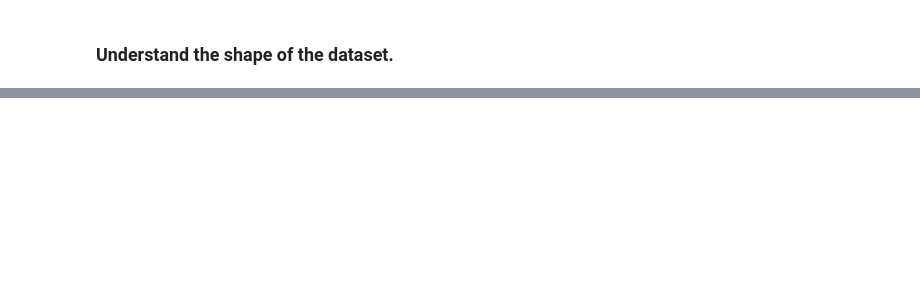
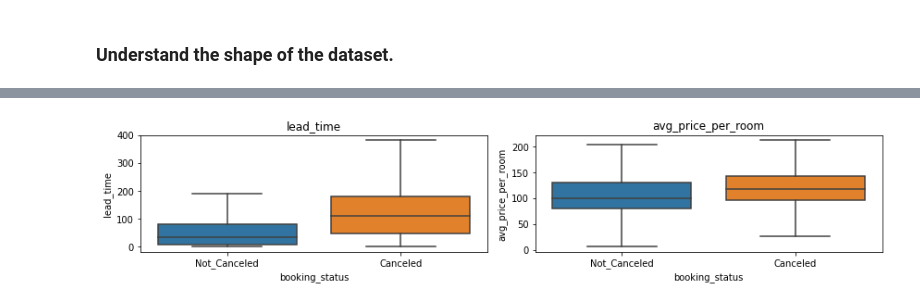
Before and after one commit to piyush76/PGD-DataScience, a Jupyter notebook: code/Logistic-Regression/star_hotels.ipynb, the cells around one changed output, grey strips where cells are left out. Drawn from its saved outputs; the diff is of its cells as text; code cells hidden in the pictures; blank space fills up the shorter version.

```diff
--- a/code/Logistic-Regression/star_hotels.ipynb
+++ b/code/Logistic-Regression/star_hotels.ipynb
@@ -132,0 +256,5 @@ booking.shape
+# %%
+cat_columns = ["type_of_meal_plan", "room_type_reserved", "market_segment_type", "booking_status"]
+for i in cat_columns:
+    print(data[i].value_counts())
+    print("*" * 50)
@@ -132,0 +366,5 @@ booking.shape
+# %%
+for column in booking.columns[booking.dtypes != 'object']:
+    plt.figure(figsize=(7, 4))
+    histogram_boxplot(booking, column)
+    plt.show()
@@ -132,0 +444,20 @@ booking.shape
+# %%
+# CReating barplot for all numerical columns for univariate analysis.
+numerical_columns = [
+    "no_of_adults",
+    "no_of_children",
+    "no_of_weekend_nights",
+    "no_of_week_nights",
+    "arrival_year",
+    "arrival_month",
+    "repeated_guest",
+    "room_type_reserved",
+    "type_of_meal_plan",
+    "market_segment_type",
+    "no_of_previous_cancellations",
+    "no_of_special_requests",
+    "booking_status"
+]
+
+for i in numerical_columns:
+    labeled_barplot(booking, i, perc=True)
@@ -132,0 +513,13 @@ booking.shape
+# %%
+cols = data[["lead_time","avg_price_per_room"]].columns.tolist()
+
+plt.figure(figsize=(12, 7))
+
+for i, variable in enumerate(cols):
+    plt.subplot(3, 2, i + 1)
+    sns.boxplot(booking["booking_status"], booking[variable], showfliers=False)
+    plt.tight_layout()
+    plt.title(variable)
+plt.show()
+# %% [output]
+[figure, added]
```
Also changed, not shown: parts of 188 cells of this notebook, 23 other files.
